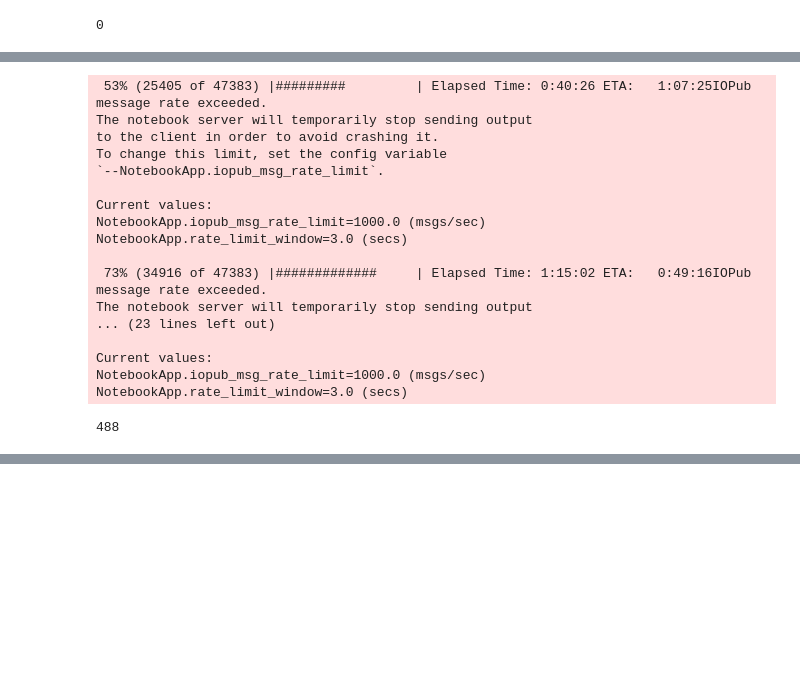
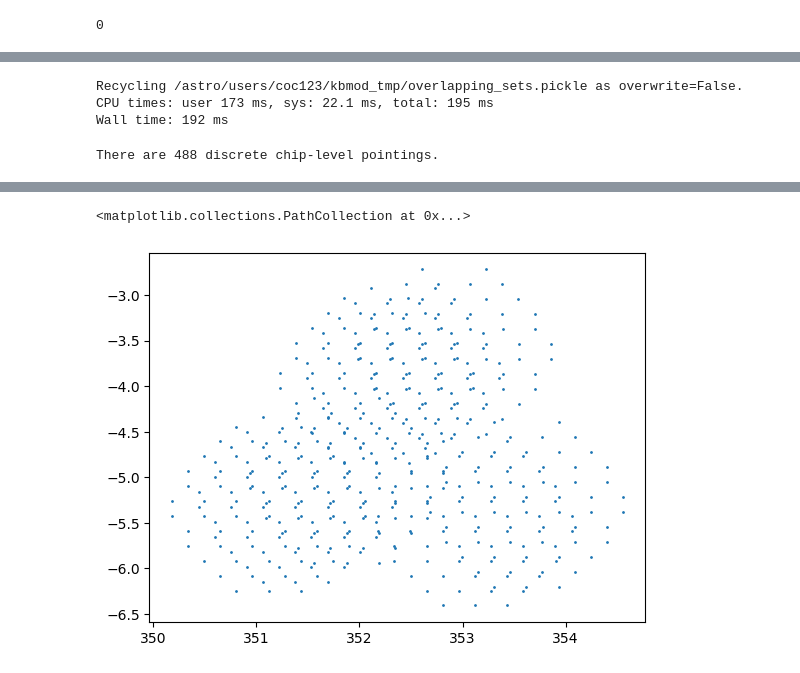
Before and after one commit to dirac-institute/kbmod, a Jupyter notebook: notebooks/region_search/Region Searching Workbook.ipynb, the cells around one changed output, grey strips where cells are left out. Cells and saved outputs as stored; diff of their text form; code cells hidden in the pictures; blank space fills up the shorter version.

```diff
--- a/notebooks/region_search/Region Searching Workbook.ipynb
+++ b/notebooks/region_search/Region Searching Workbook.ipynb
@@ -576,6 +688,8 @@ def getTimestamps(dataIds, overwrite=False):
 # %%
 %%time
-vdr_timestamps = getTimestamps(dataIds=vdr_ids, overwrite=False)
+
+# TIMING NOTE: this took < 5 minutes 2/5/2024 COC
+df["ut"] = getTimestamps(dataIds=df["data_id"], overwrite=False)
 # %% [output]
 Overwrite is False, so we will read the timestamps from file now...
 Recycled 47383 from /astro/users/coc123/kbmod_tmp/vdr_timestamps.lst.
@@ -658,5 +811,5 @@ getCenterRaDec(tmpref.region)
 (352.477974357993, -4.837981041070432)
 # %%
 %%time
-vdr_centers = [getCenterRaDec(i) for i in vdr_regions]
+df["center_coord"] = [getCenterRaDec(i) for i in df["region"]]
 # %% [output]
@@ -689,10 +844,0 @@ In the most simple approach, each of these "dots" represents a set of images tha
-# %%
-%%time
-df_dict = {}
-df_dict["data_id"] = vdr_ids
-df_dict["ut"] = vdr_timestamps
-df_dict["detector"] = vdr_detectors
-df_dict["center_coord"] = vdr_centers
-# df_dict['region'] = vdr_regions # still mulling this over, maybe we do not need full objects 2/2/2024 COC
-
-df = pd.DataFrame.from_dict(df_dict)
@@ -906,28 +1017,30 @@ overlapping_sets
 # %%
 %%time
 
-# TIMING NOTE: this takes about 1.25 hours(?) [TODO update that number]
-# [TODO] caching
-overlapping_sets = find_overlapping_coords(df=df, uncertainty_radius=30)
+# TIMING NOTE: this takes about 1.25 hours [TODO update that number]
+# TODO test caching
+
+overlapping_sets = find_overlapping_coords(df=df, uncertainty_radius=30, overwrite=False)
 # %% [output]
- 53% (25405 of 47383) |#########         | Elapsed Time: 0:40:26 ETA:   1:07:25IOPub message rate exceeded.
-The notebook server will temporarily stop sending output
-to the client in order to avoid crashing it.
-To change this limit, set the config variable
-`--NotebookApp.iopub_msg_rate_limit`.
-
-Current values:
-NotebookApp.iopub_msg_rate_limit=1000.0 (msgs/sec)
-NotebookApp.rate_limit_window=3.0 (secs)
-
- 73% (34916 of 47383) |#############     | Elapsed Time: 1:15:02 ETA:   0:49:16IOPub message rate exceeded.
-The notebook server will temporarily stop sending output
-... (23 lines left out)
-
-Current values:
-NotebookApp.iopub_msg_rate_limit=1000.0 (msgs/sec)
-NotebookApp.rate_limit_window=3.0 (secs)
+Recycling /astro/users/coc123/kbmod_tmp/overlapping_sets.pickle as overwrite=False.
+CPU times: user 173 ms, sys: 22.1 ms, total: 195 ms
+Wall time: 192 ms
-# %%
-len(overlapping_sets)
-# %% [output]
-488
+# %%
+print(f"There are {len(overlapping_sets.keys())} discrete chip-level pointings.")  # should be 488
+# %% [output]
+There are 488 discrete chip-level pointings.
+# %%
+%%time
+
+# Looking at the processed data.
+
+# Create a lookup table for data_id to center_coord
+id_to_coord = df.set_index("data_id")["center_coord"].to_dict()
+
+# Preparing for bulk plotting (if every point uses the same label, adjust as needed)
+coords = [id_to_coord[overlapping_sets[p][0]] for p in overlapping_sets]
+x_coords, y_coords = zip(*coords)  # Assuming coords are tuples or lists
+
+# Plotting in bulk
+plt.scatter(x_coords, y_coords, s=1)
+# %% [output]
@@ -933,0 +1049,2 @@ len(overlapping_sets)
+<matplotlib.collections.PathCollection at 0x...>
+[figure, added]
```
Also changed, not shown: parts of 75 cells of this notebook.
